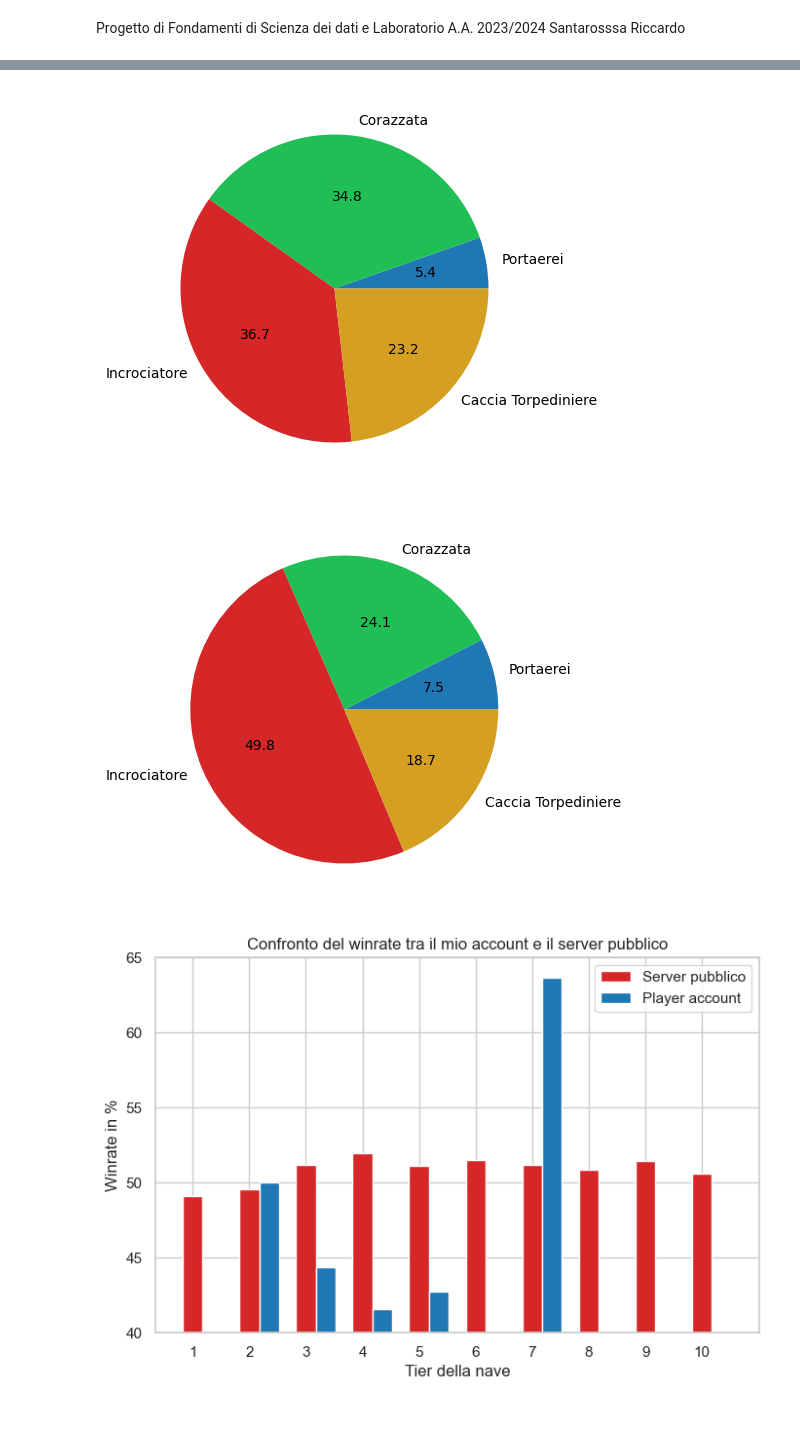
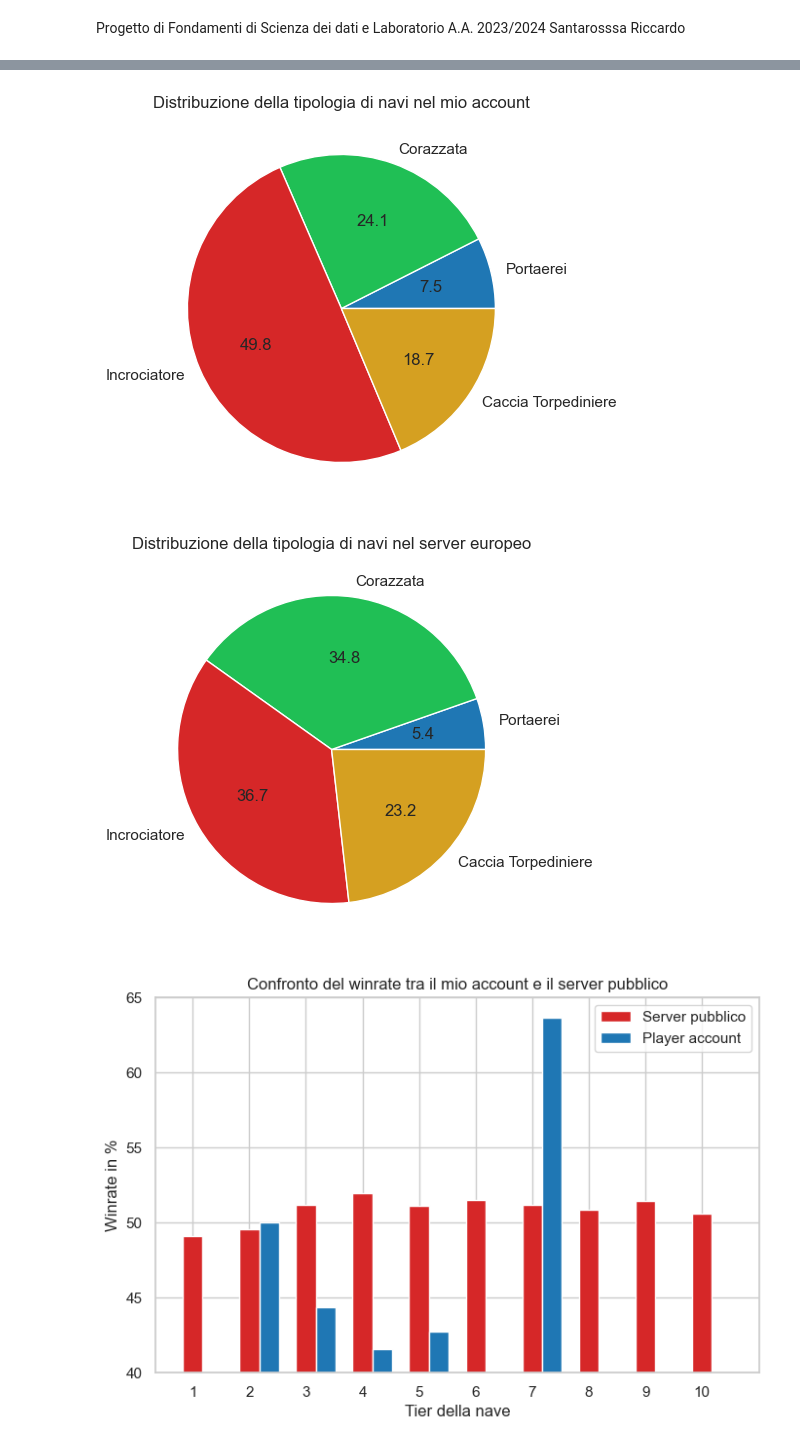
Before and after one commit to riccardosantarossa/UNI_DataScienceProject, a Jupyter notebook: project.ipynb, the cells around one changed output, grey strips where cells are left out. Drawn from its saved outputs; the diff is of its cells as text; code cells hidden in the pictures; blank space fills up the shorter version.

```diff
--- a/project.ipynb
+++ b/project.ipynb
@@ -46,8 +61,8 @@ shipTipe = pd.Series(["Cruiser", "Aircraft Carrier", "Cruiser", "Battleship", "B
                      "Cruiser", "Cruiser", "Cruiser", "Destroyer", "Cruiser", "Battleship", "Cruiser", "Battleship", "Destroyer", "Battleship",
                      "Destroyer", "Cruiser", "Battleship", "Cruiser", "Battleship", "Destroyer", "Destroyer", "Cruiser", "Battleship",
                       "Battleship", "Cruiser"])
-nations = pd.Series(["Germany", "U.S.A.", "U.S.S.R.", "Italy", "France", "U.S.A.", "Germany",
-                    "Germany", "U.S.S.R.", "Germany", "U.S.A." "U.S.S.R.", "U.K.", "Italy", "U.S.A.", "Italy", "U.K.",
+nations = pd.Series(["Germany", "U.S.A.", "Italy", "U.S.S.R.", "Italy", "France", "U.S.A.", "Germany",
+                    "Germany", "U.S.S.R.", "Germany", "U.S.A.", "U.S.S.R.", "U.K.", "Italy", "U.S.A.", "Italy", "U.K.",
                     "Germany", "Italy", "U.S.A.", "Italy", "U.K.", "Japan", "Italy", "Italy", "France",
                     "Italy", "U.S.A."])
 battles = pd.Series([40, 18, 17, 16, 12, 11, 10, 10,
@@ -69,3 +84,6 @@ dmg = pd.Series([12761, 19388, 8266, 23501, 18510, 26481, 33608, 8285,
 
 myStatsSet = pd.DataFrame({'Warship' : ships, 'Tier': tier, 'Type' : shipTipe, 'Nation': nations, 'Battles' : battles,
                           'Win rate' : winrate, 'Avg. frags' : frags, 'Avg. damage' : dmg})
+
+
+myStatsSet
@@ -72,25 +100,28 @@ myStatsSet = pd.DataFrame({'Warship' : ships, 'Tier': tier, 'Type' : shipTipe, '
 # %%
 #Distribuzione della tipologia di navi giocate da me e dal server pubblico
 
 #Raggruppamento e somma delle battaglie per ogni classe navale
 battleCount = allShips.groupby(['Type'])['Battles'].sum().reset_index()
 myBattleCount = myStatsSet.groupby(['Type'])['Battles'].sum().reset_index()
 
-myBattleCount
+#Grafici a torta che definisono la distribuzione di utilizzo dei vari tipi di nave nel mio account rispetto al server europeo
 
-#Grafico a torta che definisce la distribuzione di utilizzo dei vari tipi di nave nel server europeo
+#Parametri comuni
+lbls = ['Portaerei', 'Corazzata', 'Incrociatore', 'Caccia Torpediniere']
+colors = ['#1F77B4', '#20BF55', '#D62728', '#D5A021']
+
+#Mio account
 plt.figure(figsize = (8,5))
-labels = ['Portaerei', 'Corazzata', 'Incrociatore', 'Caccia Torpediniere']
-colors = ['#1F77B4', '#20BF55', '#D62728', '#D5A021']
-plt.pie(battleCount['Battles'], labels = labels, colors = colors, autopct='%.1f')
+plt.title('Distribuzione della tipologia di navi nel mio account')
+plt.pie(myBattleCount['Battles'], labels = lbls, colors = colors, autopct='%.1f')
 plt.show()
 
-#Grafico a torta che definisce la distribuzione di utilizzo dei vari tipi di nave nel mio account
+#Server europeo
 plt.figure(figsize = (8,5))
-lbls = ['Portaerei', 'Corazzata', 'Incrociatore', 'Caccia Torpediniere']
-plt.pie(myBattleCount['Battles'], labels = lbls, colors = colors, autopct='%.1f')
+plt.title('Distribuzione della tipologia di navi nel server europeo')
+plt.pie(battleCount['Battles'], labels = lbls, colors = colors, autopct='%.1f')
 plt.show()
 # %% [output]
-[figure, old version]
+[figure, new version]
-[figure, old version]
+[figure, new version]
 # %%
```
Also changed, not shown: parts of 5 cells of this notebook.
